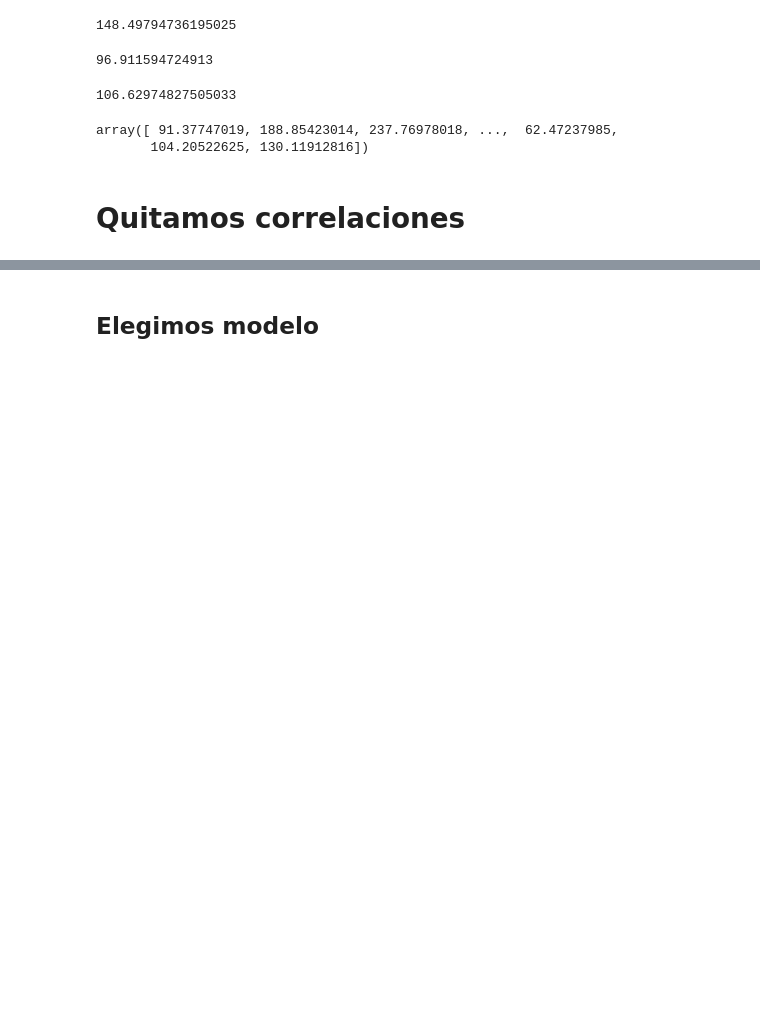
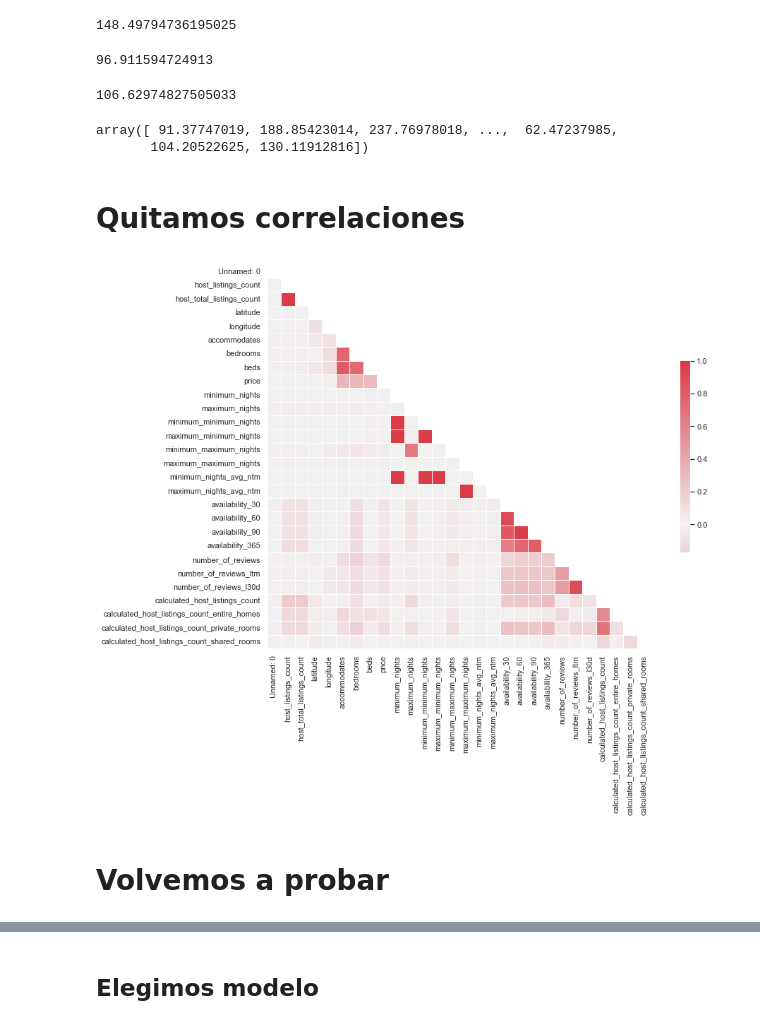
Before and after one commit to dgomezlechon/Kaggle-Competition-Project, a Jupyter notebook: my-code/Modelo_1- numeric.ipynb, the cells around one changed output, grey strips where cells are left out. Cells and saved outputs as stored; diff of their text form; code cells hidden in the pictures; blank space fills up the shorter version.

```diff
--- a/my-code/Modelo_1- numeric.ipynb
+++ b/my-code/Modelo_1- numeric.ipynb
@@ -121,17 +124,19 @@ array([ 91.37747019, 188.85423014, 237.76978018, ...,  62.47237985,
 # %%
 plt.figure(figsize=(15, 10))
 
 sns.set(style='white')
 
-mask=np.triu(np.ones_like(vehicles_csv.corr(), dtype=bool))
+mask=np.triu(np.ones_like(train_csv.corr(), dtype=bool))
 
 cmap=sns.diverging_palette(0, 10, as_cmap=True)
 
 
-sns.heatmap(vehicles_csv.corr(),
+sns.heatmap(train_csv.corr(),
            mask=mask,
           cmap=cmap,
           center=0,
           square=True,
           linewidths=0.5,
           cbar_kws={'shrink': 0.5});
+# %% [output]
+[figure, added]
@@ -137,0 +169,2 @@ sns.heatmap(vehicles_csv.corr(),
+# %% [markdown]
+# Volvemos a probar
```
Also changed, not shown: parts of 13 cells of this notebook, 5 other files.
